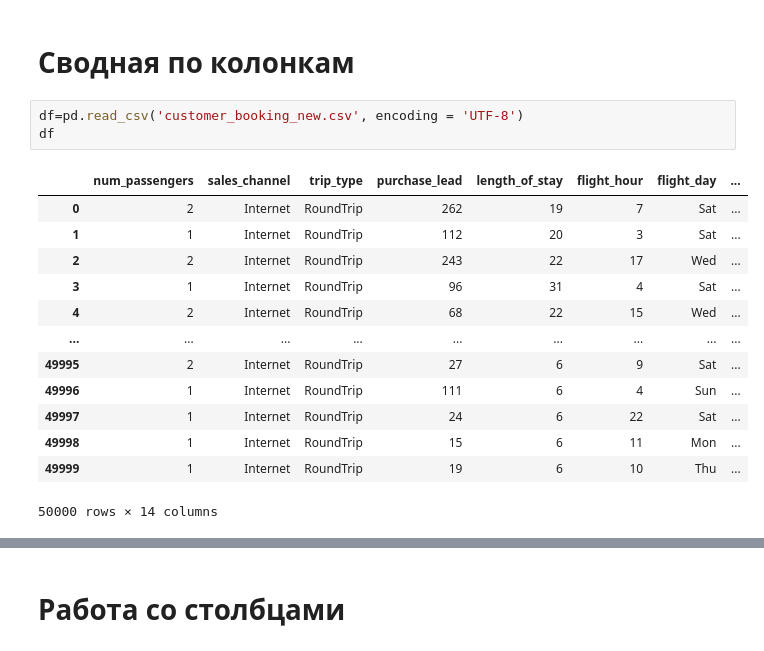
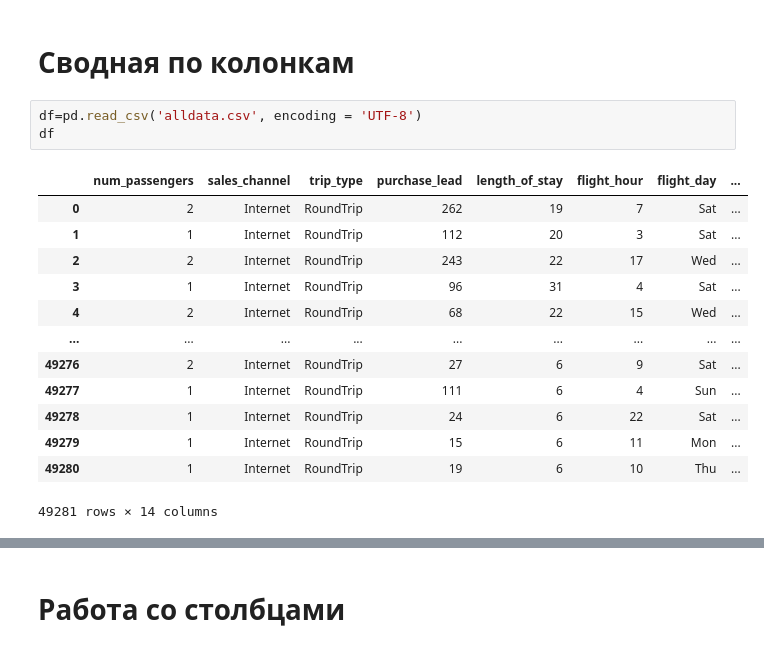
Before and after one commit to ecmaxim/final_project, a Jupyter notebook: draft_project.ipynb, the cells around one changed output, grey strips where cells are left out. Saved outputs shown, nothing was run; the diff lists cells and outputs as text.

```diff
--- a/draft_project.ipynb
+++ b/draft_project.ipynb
@@ -143,22 +145,22 @@ df.to_csv(r"C:\Users\User\Python311_4\newclasswork\final_project\alldata.csv", i
 # %% [markdown]
 # Сводная по колонкам
 # %%
-df=pd.read_csv('customer_booking_new.csv', encoding = 'UTF-8')
+df=pd.read_csv('alldata.csv', encoding = 'UTF-8')
 df
 # %% [output]
 |  | num_passengers | sales_channel | trip_type | purchase_lead | length_of_stay | flight_hour | flight_day | ... |
 | 0 | 2 | Internet | RoundTrip | 262 | 19 | 7 | Sat | ... |
 | 1 | 1 | Internet | RoundTrip | 112 | 20 | 3 | Sat | ... |
 | 2 | 2 | Internet | RoundTrip | 243 | 22 | 17 | Wed | ... |
 | 3 | 1 | Internet | RoundTrip | 96 | 31 | 4 | Sat | ... |
 | 4 | 2 | Internet | RoundTrip | 68 | 22 | 15 | Wed | ... |
 | ... | ... | ... | ... | ... | ... | ... | ... | ... |
-| 49995 | 2 | Internet | RoundTrip | 27 | 6 | 9 | Sat | ... |
-| 49996 | 1 | Internet | RoundTrip | 111 | 6 | 4 | Sun | ... |
-| 49997 | 1 | Internet | RoundTrip | 24 | 6 | 22 | Sat | ... |
-| 49998 | 1 | Internet | RoundTrip | 15 | 6 | 11 | Mon | ... |
-| 49999 | 1 | Internet | RoundTrip | 19 | 6 | 10 | Thu | ... |
+| 49276 | 2 | Internet | RoundTrip | 27 | 6 | 9 | Sat | ... |
+| 49277 | 1 | Internet | RoundTrip | 111 | 6 | 4 | Sun | ... |
+| 49278 | 1 | Internet | RoundTrip | 24 | 6 | 22 | Sat | ... |
+| 49279 | 1 | Internet | RoundTrip | 15 | 6 | 11 | Mon | ... |
+| 49280 | 1 | Internet | RoundTrip | 19 | 6 | 10 | Thu | ... |
-50000 rows × 14 columns
+49281 rows × 14 columns
 # %%
 df.describe()
 # %% [output]
```
Also changed, not shown: parts of 35 cells of this notebook, 8 other files.
